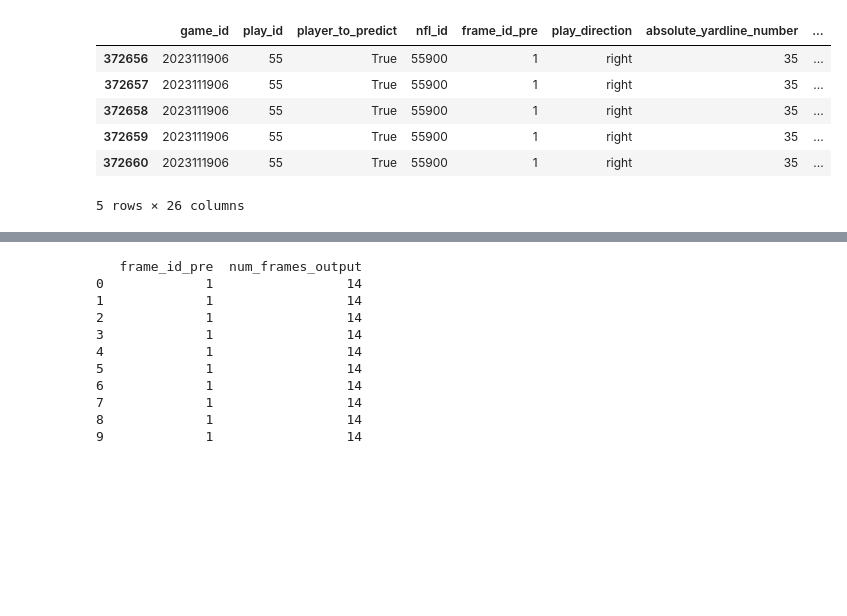
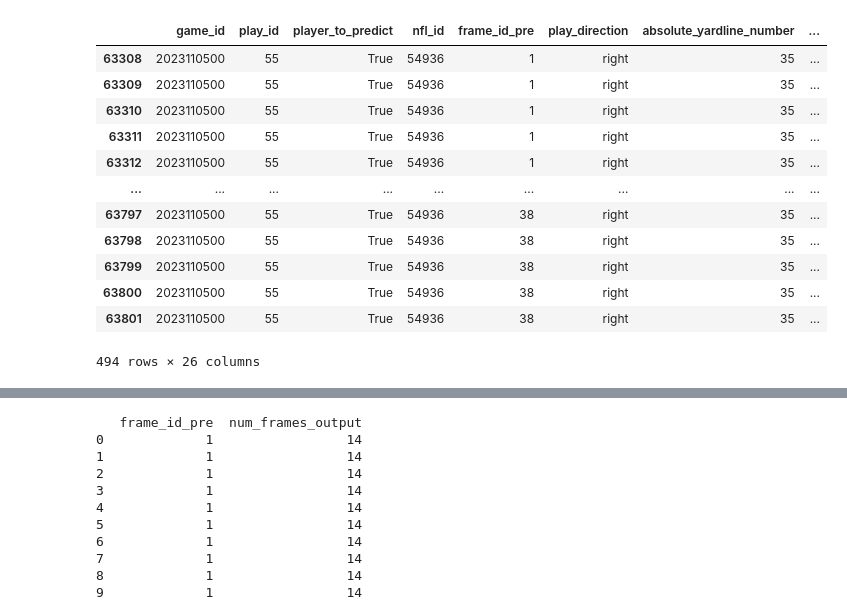
Before and after one commit to cottonjenn/nfl_bdb_neural_net, a Jupyter notebook: project.ipynb, the cells around one changed output, grey strips where cells are left out. Drawn from its saved outputs; the diff is of its cells as text; code cells hidden in the pictures; blank space fills up the shorter version.

Commit message:
fixing merging logic for frame_id for neural net

```diff
--- a/project.ipynb
+++ b/project.ipynb
@@ -9,0 +10,9 @@ from tensorflow.keras.optimizers import Adam
+# %%
+pre_df = pd.read_csv(r"C:\Users\Jenna\OneDrive\Documents\NFL-Big-Data-Bowl-2026\data\train\input_2023_w09.csv")
+post_df = pd.read_csv(r"C:\Users\Jenna\OneDrive\Documents\NFL-Big-Data-Bowl-2026\data\train\output_2023_w09.csv")
+kohou_pre_filter = pre_df[
+    (pre_df['player_name'] == 'Kader Kohou') & (pre_df['play_id'] == 55)
+]
+
+# Use the .head() method to display the first few rows of the filtered DataFrame
+kohou_pre_filter.info()
@@ -10,23 +37,29 @@ from tensorflow.keras.optimizers import Adam
 # %%
-pre_df = pd.read_csv("/Users/maryellenfaulconer/Documents/NFL_Big_Data_Bowl/NFL-Big-Data-Bowl-2026/data/train/input_2023_w11.csv")
-post_df = pd.read_csv("/Users/maryellenfaulconer/Documents/NFL_Big_Data_Bowl/NFL-Big-Data-Bowl-2026/data/train/output_2023_w11.csv")
+# BIG PROBLEM
 
 df_combined = pre_df.merge(
     post_df,
     on=["game_id", "play_id", "nfl_id"],
     suffixes=("_pre", "_post")
 )
 
 ## start wth just one game to test
-df_combined = df_combined[df_combined['game_id'] == 2023111906]
+# df_combined = df_combined[df_combined['game_id'] == 2023110500]
+df_combined = df_combined[df_combined['play_id'] == 55]
+df_combined = df_combined[df_combined['player_name'] == 'Kader Kohou']
 
-
-df_combined.head()
+df_combined
 # %% [output]
 |  | game_id | play_id | player_to_predict | nfl_id | frame_id_pre | play_direction | absolute_yardline_number | ... |
-| 372656 | 2023111906 | 55 | True | 55900 | 1 | right | 35 | ... |
-| 372657 | 2023111906 | 55 | True | 55900 | 1 | right | 35 | ... |
-| 372658 | 2023111906 | 55 | True | 55900 | 1 | right | 35 | ... |
-| 372659 | 2023111906 | 55 | True | 55900 | 1 | right | 35 | ... |
-| 372660 | 2023111906 | 55 | True | 55900 | 1 | right | 35 | ... |
+| 63308 | 2023110500 | 55 | True | 54936 | 1 | right | 35 | ... |
+| 63309 | 2023110500 | 55 | True | 54936 | 1 | right | 35 | ... |
+| 63310 | 2023110500 | 55 | True | 54936 | 1 | right | 35 | ... |
+| 63311 | 2023110500 | 55 | True | 54936 | 1 | right | 35 | ... |
+| 63312 | 2023110500 | 55 | True | 54936 | 1 | right | 35 | ... |
+| ... | ... | ... | ... | ... | ... | ... | ... | ... |
+| 63797 | 2023110500 | 55 | True | 54936 | 38 | right | 35 | ... |
+| 63798 | 2023110500 | 55 | True | 54936 | 38 | right | 35 | ... |
+| 63799 | 2023110500 | 55 | True | 54936 | 38 | right | 35 | ... |
+| 63800 | 2023110500 | 55 | True | 54936 | 38 | right | 35 | ... |
+| 63801 | 2023110500 | 55 | True | 54936 | 38 | right | 35 | ... |
-5 rows × 26 columns
+494 rows × 26 columns
```
Also changed, not shown: parts of 6 cells of this notebook, 5 other files.
